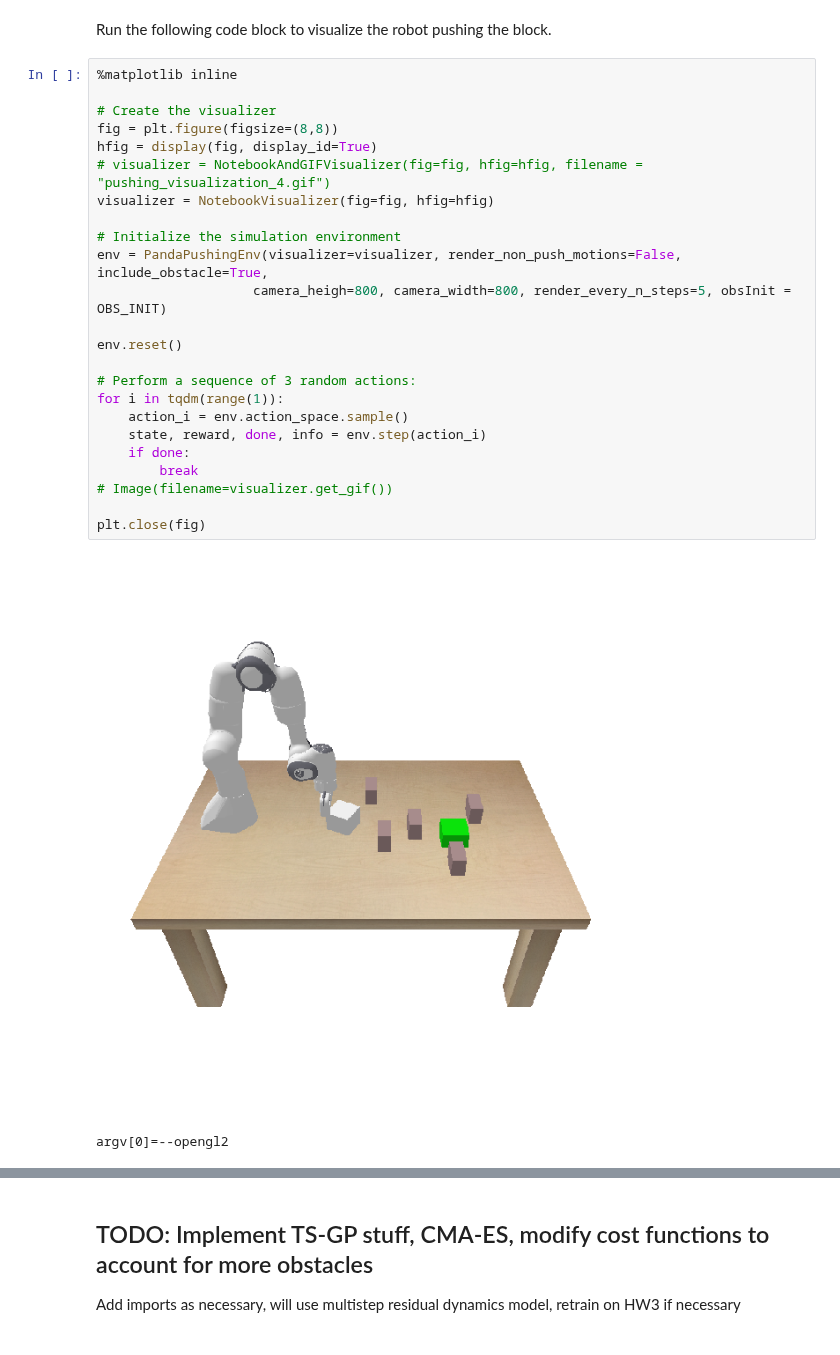
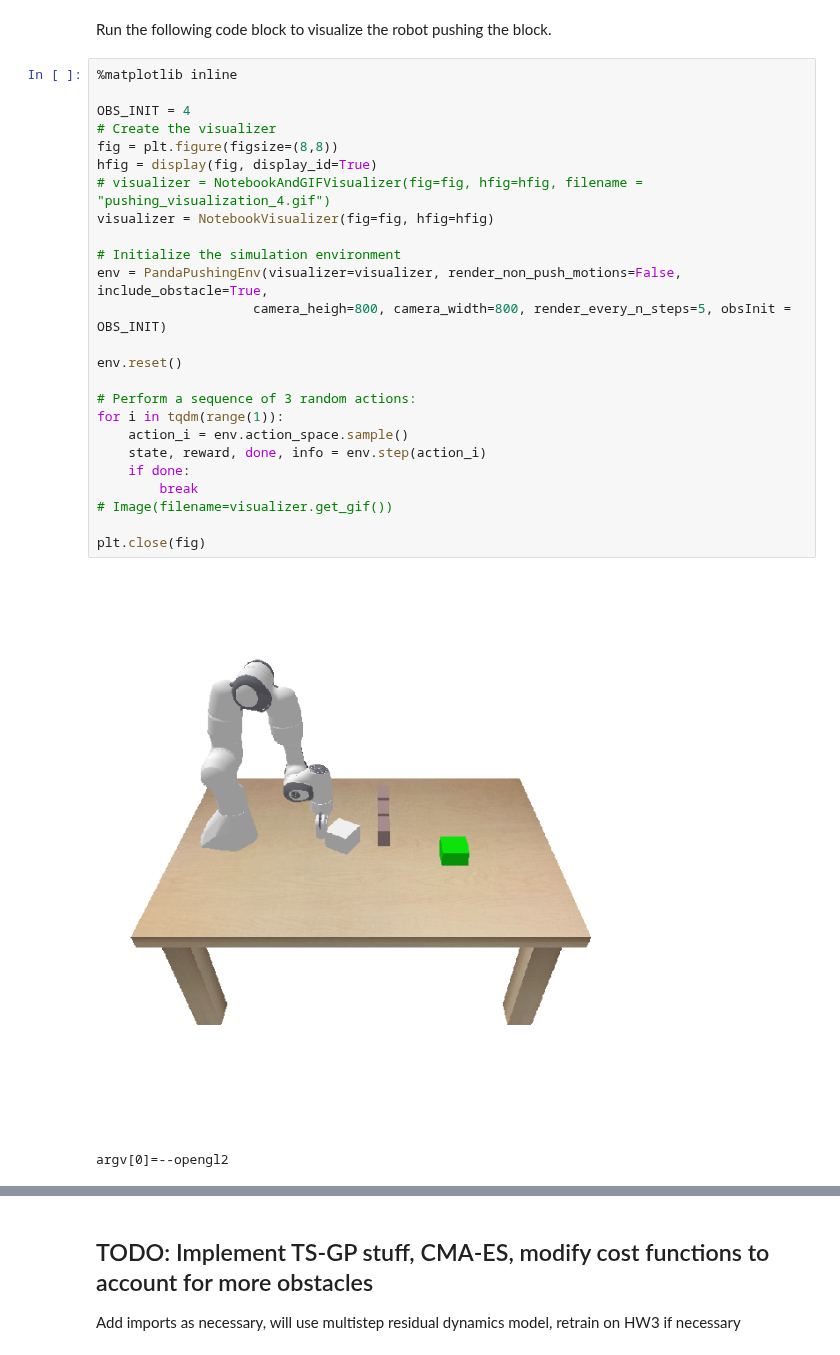
Before and after one commit to malkstik/MPPI-GP-Tuning, a Jupyter notebook: main.ipynb, the cells around one changed output, grey strips where cells are left out. Cells and saved outputs as stored; diff of their text form.

```diff
--- a/main.ipynb
+++ b/main.ipynb
@@ -76,29 +74,30 @@ Run the following code block to visualize the robot pushing the block.
 # %%
 %matplotlib inline
 
+OBS_INIT = 4
 # Create the visualizer
 fig = plt.figure(figsize=(8,8))
 hfig = display(fig, display_id=True)
 # visualizer = NotebookAndGIFVisualizer(fig=fig, hfig=hfig, filename = "pushing_visualization_4.gif")
 visualizer = NotebookVisualizer(fig=fig, hfig=hfig)
 
 # Initialize the simulation environment
 env = PandaPushingEnv(visualizer=visualizer, render_non_push_motions=False,  include_obstacle=True,
                     camera_heigh=800, camera_width=800, render_every_n_steps=5, obsInit = OBS_INIT)
 
 env.reset()
 
 # Perform a sequence of 3 random actions:
 for i in tqdm(range(1)):
     action_i = env.action_space.sample()
     state, reward, done, info = env.step(action_i)
     if done:
         break
 # Image(filename=visualizer.get_gif())
 
 plt.close(fig)
 # %% [output]
-[figure, old version]
+[figure, new version]
 argv[0]=--opengl2
 # %% [markdown]
 ### State Space and Action Space
```
Also changed, not shown: parts of 7 cells of this notebook, 13 other files.
